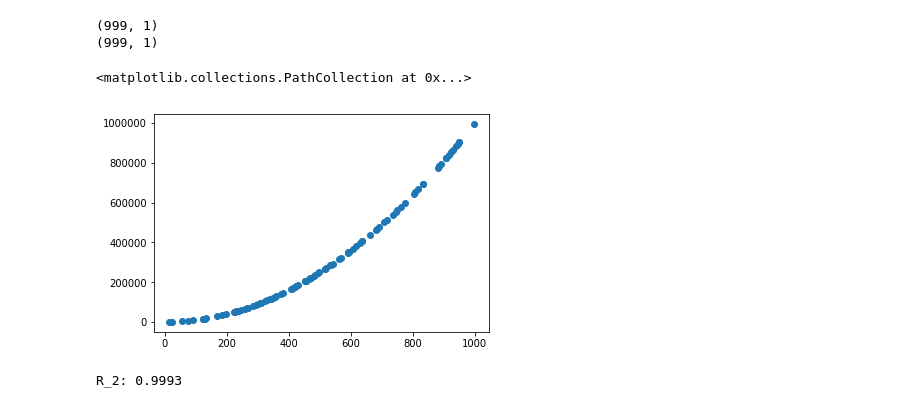
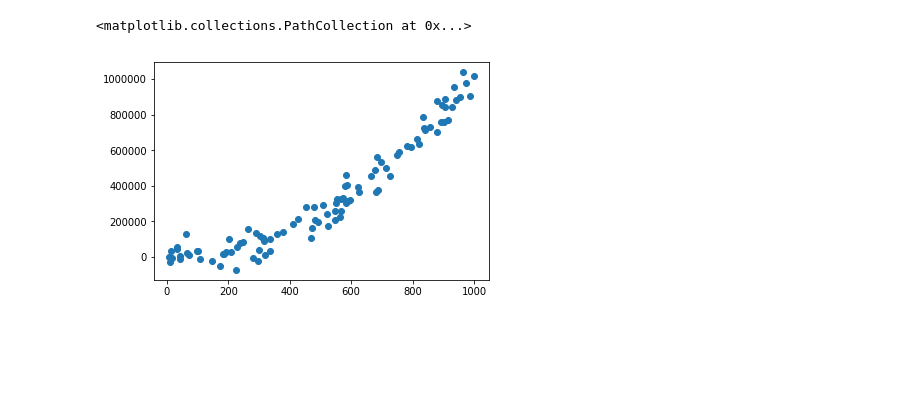
Before and after one commit to rach0012/yerc, a Jupyter notebook: sample_linear_regression.ipynb, the cells around one changed output. Drawn from its saved outputs; the diff is of its cells as text; code cells hidden in the pictures; blank space fills up the shorter version.

```diff
--- a/sample_linear_regression.ipynb
+++ b/sample_linear_regression.ipynb
@@ -79,35 +132,22 @@ plt.scatter(X_test, prd,c="g", marker='^')
 # %%
 import numpy as np
 import random
 
 X = np.arange(1,1000,1)
 X = X.reshape(-1, 1)
-print(X.shape)
 y = np.power(X,2)
+noise = np.random.normal(0, 50000, y.shape)
+y = y + noise
 
 y = y.reshape(-1, 1)
-print(y.shape)
 
 idx = random.sample(range(0, 999), 100)
 X = X[idx]
 y = y[idx]
 
 X_train, X_test, y_train, y_test = train_test_split(X, y, test_size=0.1, random_state=1111)
 
 plt.scatter(X,y)
 # %% [output]
-(999, 1)
-(999, 1)
+<matplotlib.collections.PathCollection at 0x...>
-<matplotlib.collections.PathCollection at 0x...>
-[figure, old version]
+[figure, new version]
-# %%
-params = {'n_estimators': 1000, 'max_depth': 20, 'min_samples_split': 5,
-          'learning_rate': 0.01, 'loss': 'ls'}
-#clf = ensemble.GradientBoostingRegressor(**params)
-clf = ensemble.RandomForestRegressor()
-clf.fit(X_train, y_train)
-prd = clf.predict(X_test)
-r_2 = r2_score(y_test, prd)
-print("R_2: %.4f" % r_2)
-# %% [output]
-R_2: 0.9993
```
Also changed, not shown: parts of 12 cells of this notebook, 1 other file.
